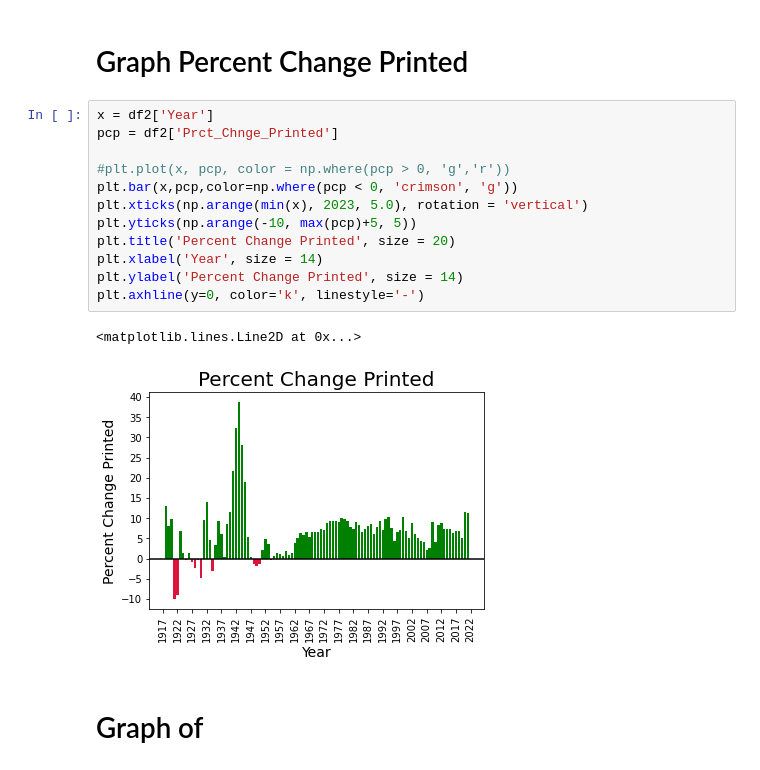
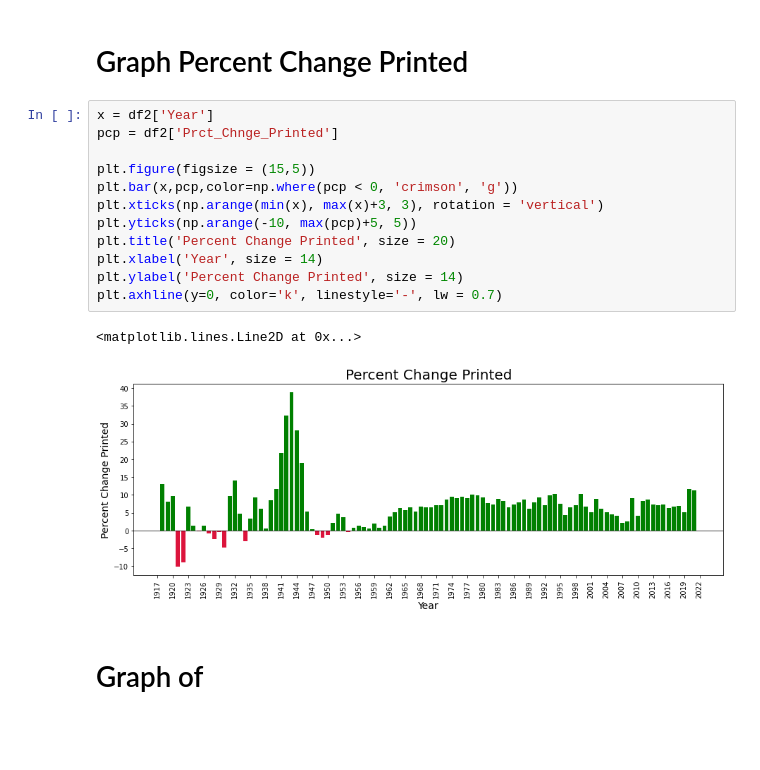
Before and after one commit to ethompson17/US-Economic-Project, a Jupyter notebook: US Economy.ipynb, the cells around one changed output. Cells and saved outputs as stored; diff of their text form; blank space fills up the shorter version.

```diff
--- a/US Economy.ipynb
+++ b/US Economy.ipynb
@@ -97,17 +97,17 @@ plt.show()
 # %%
 x = df2['Year']
 pcp = df2['Prct_Chnge_Printed']
 
-#plt.plot(x, pcp, color = np.where(pcp > 0, 'g','r'))
+plt.figure(figsize = (15,5))
 plt.bar(x,pcp,color=np.where(pcp < 0, 'crimson', 'g'))
-plt.xticks(np.arange(min(x), 2023, 5.0), rotation = 'vertical')
+plt.xticks(np.arange(min(x), max(x)+3, 3), rotation = 'vertical')
 plt.yticks(np.arange(-10, max(pcp)+5, 5))
 plt.title('Percent Change Printed', size = 20)
 plt.xlabel('Year', size = 14)
 plt.ylabel('Percent Change Printed', size = 14)
-plt.axhline(y=0, color='k', linestyle='-')
+plt.axhline(y=0, color='k', linestyle='-', lw = 0.7)
 # %% [output]
 <matplotlib.lines.Line2D at 0x...>
-[figure, old version]
+[figure, new version]
-# %% [markdown]
-# Graph of
+# %% [markdown]
+# Graph of
```
Also changed, not shown: parts of 10 cells of this notebook.
